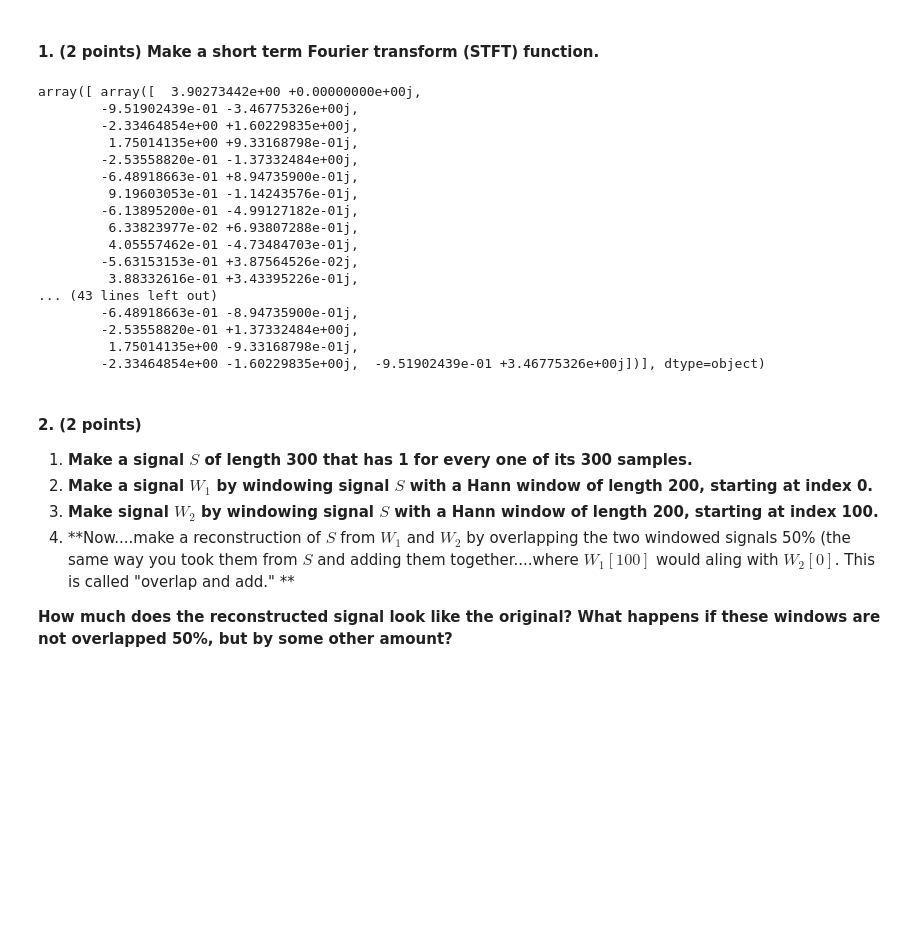
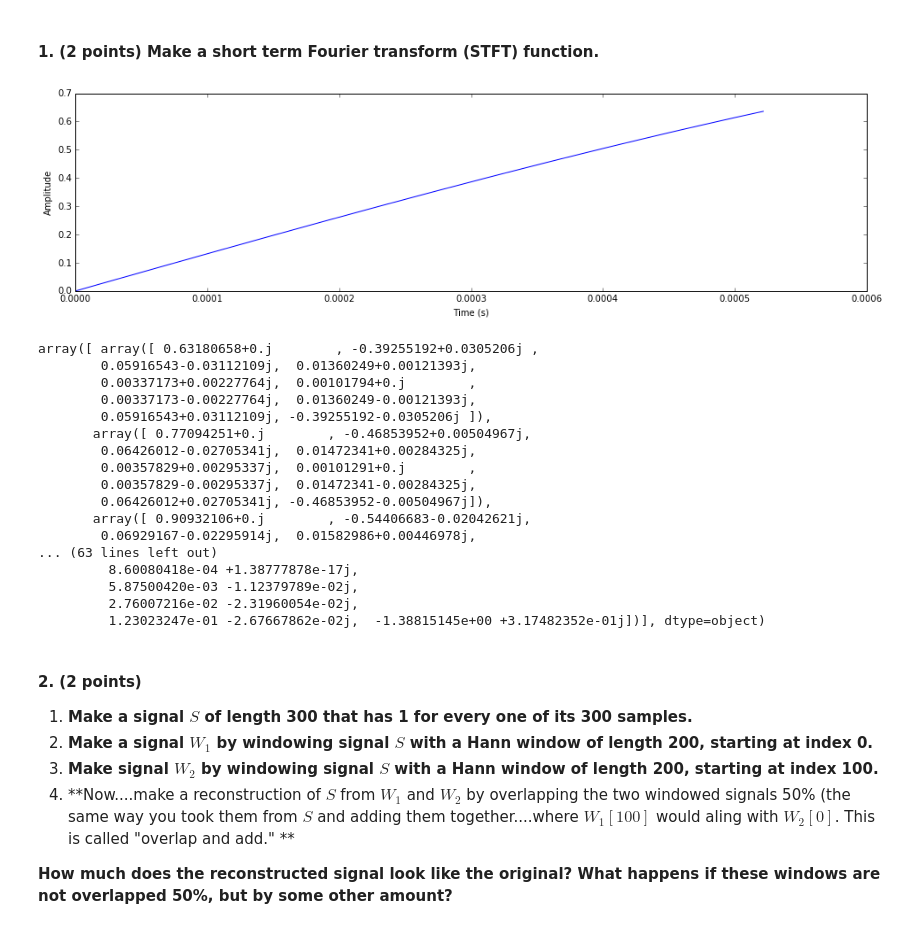
Before and after one commit to sgnachreiner/eecs352-hw2, a Jupyter notebook: HW2.ipynb, the cells around one changed output. Saved outputs shown, nothing was run; the diff lists cells and outputs as text; code cells hidden in the pictures; blank space fills up the shorter version.

```diff
--- a/HW2.ipynb
+++ b/HW2.ipynb
@@ -111,51 +111,53 @@ def stft(signal, window_size, hop_size, window_type = 'hann'):
 
     result = np.empty(signal.size/hop_size, dtype=object)
     temp = np.zeros(window_size, dtype=complex)
 
     for k in range(result.size):
         result[k] = np.empty(window_size, dtype=complex)
 
     while (right <= signal.size):
         result[i] = signal[left:right]
         if (window_type == 'hann'):
             result[i] = np.multiply(sp.signal.hann(window_size), result[i])
         result[i] = fft(result[i])
         left += hop_size
         right += hop_size
         i += 1
         counter += 1
 
     #if rest of samples don't make a full window, zero pad a window
     if (left < signal.size):
         for l in range(left, signal.size):
             temp[l-left] = signal[l]
         result[i] = temp
         if (window_type == 'hann'):
             result[i] = np.multiply(sp.signal.hann(window_size), result[i])
         result[i] = fft(result[i])
         counter += 1
 
     return result[:counter]
 
-stft(make_sinewave(220.,0.0005, 44100), 60, 20, 'hann')
+plot_audio(make_sinewave(220., 0.0005, 44100), 44100)
+stft(make_sinewave(220.,0.0005, 44100), 10, 1, 'hann')
 # %% [output]
+[figure, added]
-array([ array([  3.90273442e+00 +0.00000000e+00j,
-        -9.51902439e-01 -3.46775326e+00j,
-        -2.33464854e+00 +1.60229835e+00j,
-         1.75014135e+00 +9.33168798e-01j,
-        -2.53558820e-01 -1.37332484e+00j,
-        -6.48918663e-01 +8.94735900e-01j,
-         9.19603053e-01 -1.14243576e-01j,
-        -6.13895200e-01 -4.99127182e-01j,
-         6.33823977e-02 +6.93807288e-01j,
-         4.05557462e-01 -4.73484703e-01j,
-        -5.63153153e-01 +3.87564526e-02j,
-         3.88332616e-01 +3.43395226e-01j,
-... (43 lines left out)
-        -6.48918663e-01 -8.94735900e-01j,
-        -2.53558820e-01 +1.37332484e+00j,
-         1.75014135e+00 -9.33168798e-01j,
-        -2.33464854e+00 -1.60229835e+00j,  -9.51902439e-01 +3.46775326e+00j])], dtype=object)
+array([ array([ 0.63180658+0.j        , -0.39255192+0.0305206j ,
+        0.05916543-0.03112109j,  0.01360249+0.00121393j,
+        0.00337173+0.00227764j,  0.00101794+0.j        ,
+        0.00337173-0.00227764j,  0.01360249-0.00121393j,
+        0.05916543+0.03112109j, -0.39255192-0.0305206j ]),
+       array([ 0.77094251+0.j        , -0.46853952+0.00504967j,
+        0.06426012-0.02705341j,  0.01472341+0.00284325j,
+        0.00357829+0.00295337j,  0.00101291+0.j        ,
+        0.00357829-0.00295337j,  0.01472341-0.00284325j,
+        0.06426012+0.02705341j, -0.46853952-0.00504967j]),
+       array([ 0.90932106+0.j        , -0.54406683-0.02042621j,
+        0.06929167-0.02295914j,  0.01582986+0.00446978j,
+... (63 lines left out)
+         8.60080418e-04 +1.38777878e-17j,
+         5.87500420e-03 -1.12379789e-02j,
+         2.76007216e-02 -2.31960054e-02j,
+         1.23023247e-01 -2.67667862e-02j,  -1.38815145e+00 +3.17482352e-01j])], dtype=object)
 # %% [markdown]
 #### 2. (2 points)
 1. **Make a signal $S$ of length 300 that has 1 for every one of its 300 samples.**
```
Also changed, not shown: parts of 9 cells of this notebook.
